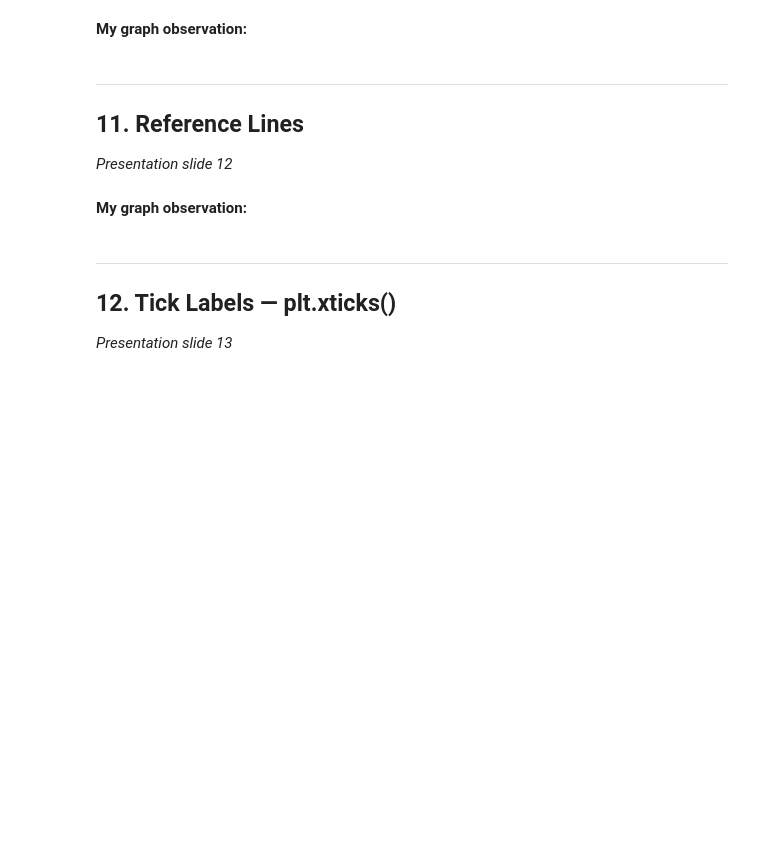
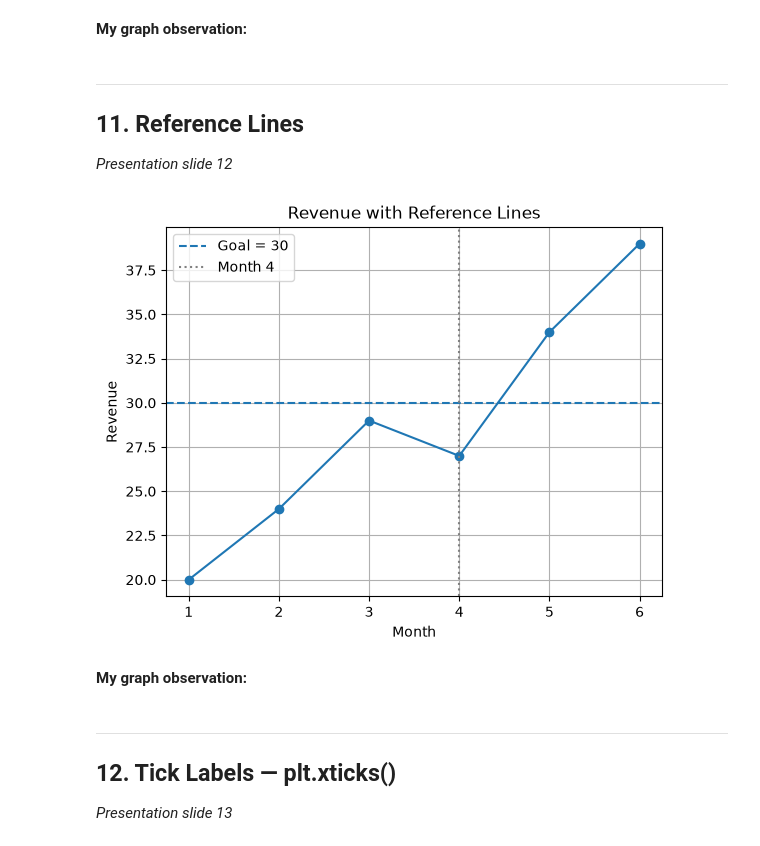
Before and after one commit to ChloeFrisch843/Data_Science_II, a Jupyter notebook: untitled folder/2_matplotlib_codes_student_notes.ipynb, the cells around one changed output. Saved outputs shown, nothing was run; the diff lists cells and outputs as text; code cells hidden in the pictures; blank space fills up the shorter version.

```diff
--- a/untitled folder/2_matplotlib_codes_student_notes.ipynb
+++ b/untitled folder/2_matplotlib_codes_student_notes.ipynb
@@ -167,6 +219,21 @@ plt.hist(scores, bin = 6,)
 *Presentation slide 12*
 # %%
 # Topic 11: Copy the complete Python example from Slide 12 below.
+months = [1, 2, 3, 4, 5, 6]
+revenue = [20, 24, 29, 27, 34, 39]
+plt.plot(months, revenue, marker="o")
+plt. axhline(y=30, linestyle="--",
+label="Goal = 30")
+plt.axvline(x = 4, color= "gray", linestyle = ":",
+            label= "Month 4")
+plt.xlabel("Month")
+plt.ylabel("Revenue")
+plt.title("Revenue with Reference Lines")
+plt. legend()
+plt.grid(True)
+plt.show()
+# %% [output]
+[figure, added]
 # %% [markdown]
 **My graph observation:**
 # %% [markdown]
```
Also changed, not shown: parts of 8 cells of this notebook, 2 other files.
